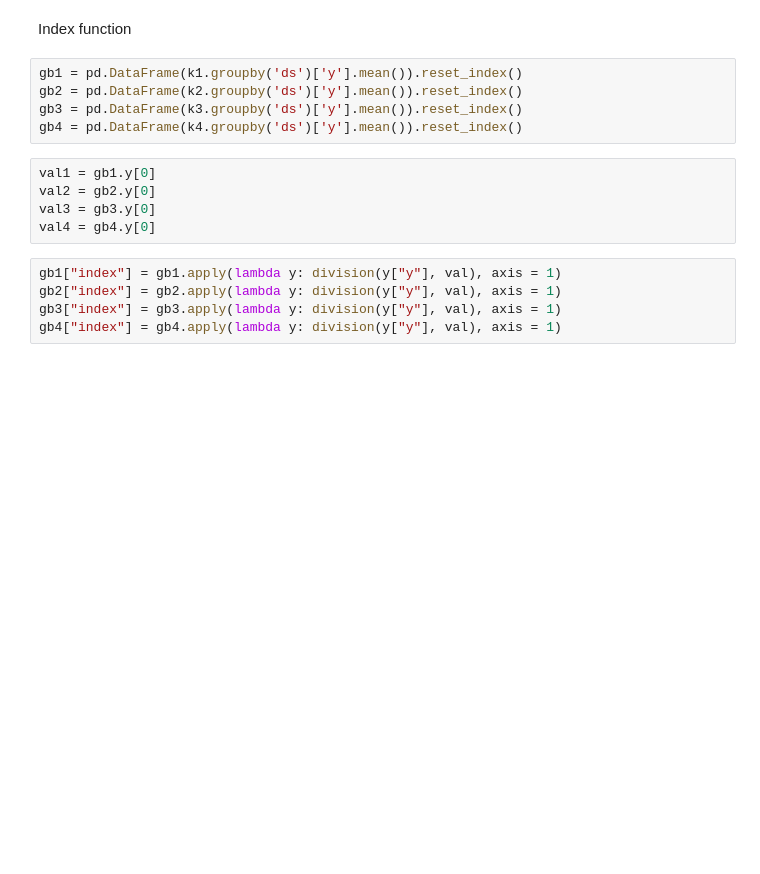
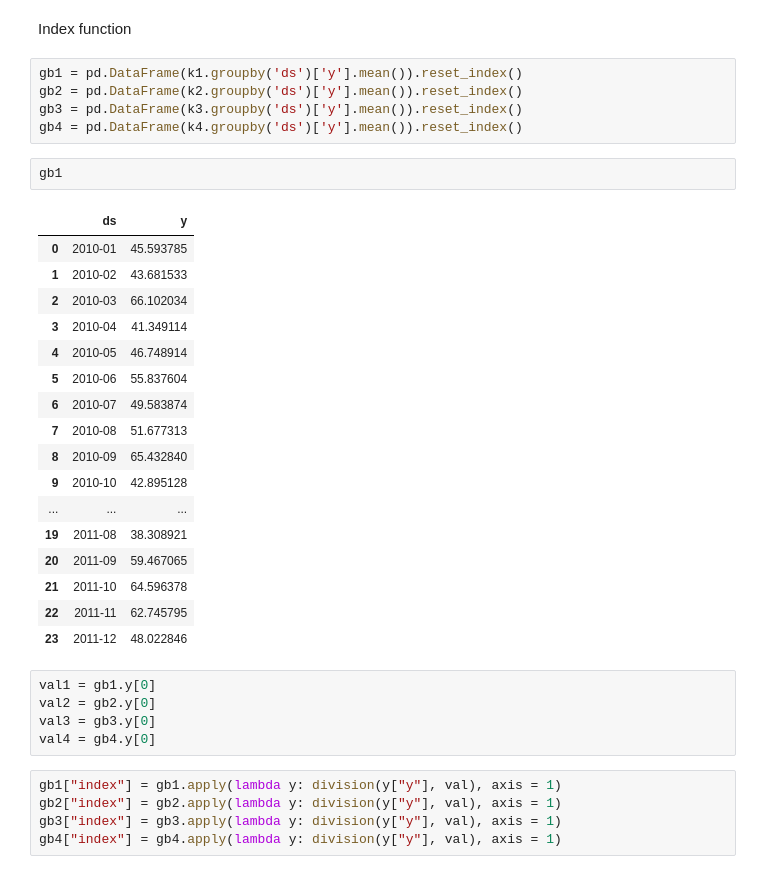
Before and after one commit to baccandres/CLV, a Jupyter notebook: notebooks/TimeSeries.ipynb, the cells around one changed output. Saved outputs shown, nothing was run; the diff lists cells and outputs as text; blank space fills up the shorter version.

```diff
--- a/notebooks/TimeSeries.ipynb
+++ b/notebooks/TimeSeries.ipynb
@@ -67,6 +67,26 @@ gb1 = pd.DataFrame(k1.groupby('ds')['y'].mean()).reset_index()
 gb2 = pd.DataFrame(k2.groupby('ds')['y'].mean()).reset_index()
 gb3 = pd.DataFrame(k3.groupby('ds')['y'].mean()).reset_index()
 gb4 = pd.DataFrame(k4.groupby('ds')['y'].mean()).reset_index()
+# %%
+gb1
+# %% [output]
+|  | ds | y |
+| 0 | 2010-01 | 45.593785 |
+| 1 | 2010-02 | 43.681533 |
+| 2 | 2010-03 | 66.102034 |
+| 3 | 2010-04 | 41.349114 |
+| 4 | 2010-05 | 46.748914 |
+| 5 | 2010-06 | 55.837604 |
+| 6 | 2010-07 | 49.583874 |
+| 7 | 2010-08 | 51.677313 |
+| 8 | 2010-09 | 65.432840 |
+| 9 | 2010-10 | 42.895128 |
+| ... | ... | ... |
+| 19 | 2011-08 | 38.308921 |
+| 20 | 2011-09 | 59.467065 |
+| 21 | 2011-10 | 64.596378 |
+| 22 | 2011-11 | 62.745795 |
+| 23 | 2011-12 | 48.022846 |
 # %%
 val1 = gb1.y[0]
 val2 = gb2.y[0]
```
Also changed, not shown: parts of 8 cells of this notebook, 10 other files.
